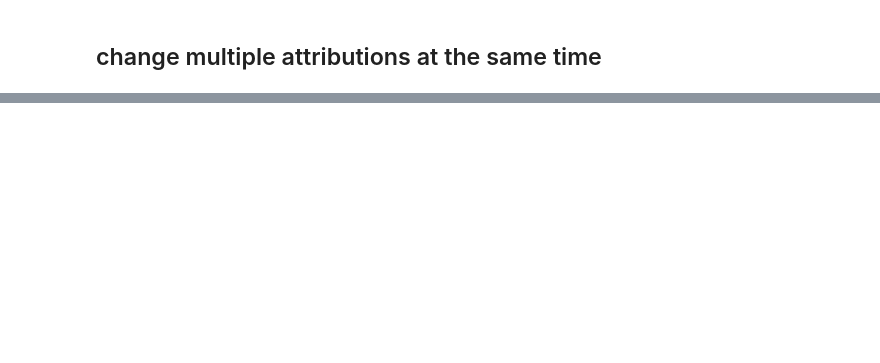
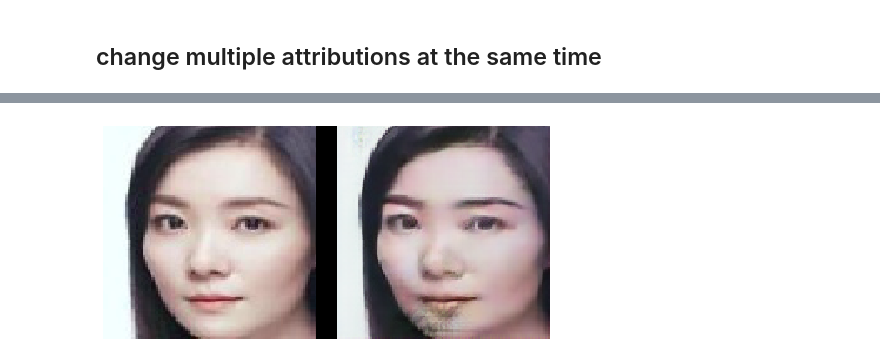
Before and after one commit to ElephantGit/STGAN, a Jupyter notebook: face_edit.ipynb, the cells around one changed output, grey strips where cells are left out. Cells and saved outputs as stored; diff of their text form; code cells hidden in the pictures; blank space fills up the shorter version.

Commit message:
support online data, add red dataset

```diff
--- a/face_edit.ipynb
+++ b/face_edit.ipynb
@@ -381,0 +410,75 @@ time cost: 0.5969371795654297
+# %%
+# change multiple attributions at the same time attribute intensity control
+# 'Bald', 'Bangs', 'Black_Hair', 'Blond_Hair', 'Brown_Hair', 'Bushy_Eyebrows', 'Eyeglasses', 'Male',
+# 'Mouth_Slightly_Open', 'Mustache', 'No_Beard', 'Pale_Skin', 'Young'
+
+img_name = './data/red/2478.jpg'
+label = np.array([[0, 0, 1, 0, 0, 1, 0, 0, 0, 0, 1, 0, 1,]])
+test_atts = ['No_Beard', 'Bushy_Eyebrows']
+test_intens = [2.0, 2.0]
+result_folder = './red_result/'
+if not os.path.exists(result_folder):
+    os.makedirs(result_folder)
+
+# data
+sess = tl.session()
+img = Image.open(img_name)
+img = np.array(img.resize((img_size, img_size))) / 127.5 - 1
+img = np.expand_dims(img, 0)
+
+
+
+# ==============================================================================
+# =                                    test                                    =
+# ==============================================================================
+
+# initialization
+ckpt_dir = './output/%s/checkpoints' % experiment_name
+tl.load_checkpoint(ckpt_dir, sess)
+multi_atts = test_atts is not None
+idx = 0
+batch = (img, label)
+xa_sample_ipt = batch[0]
+a_sample_ipt = batch[1]
+b_sample_ipt_list = [a_sample_ipt.copy()]
+print('a_sample_ipt:', a_sample_ipt)
+
+for index, a in enumerate(test_atts):
+    i = atts.index(a)
+    # overturn all attribution values in a_sample_ipt that appear in test_atts
+    b_sample_ipt_list[-1][:, i] = 1 - b_sample_ipt_list[-1][:, i]
+    b_sample_ipt_list[-1] = data.Celeba.check_attribute_conflict(b_sample_ipt_list[-1], atts[i], atts)
+print('b_sample_ipt_list:', b_sample_ipt_list)
+
+x_sample_opt_list = [xa_sample_ipt, np.full((1, img_size, img_size // 10, 3), -1.0)]
+
+# make raw_a_sample_ipt uniform distribution in [-1, 1]
+raw_a_sample_ipt = a_sample_ipt.copy()
+raw_a_sample_ipt = (raw_a_sample_ipt * 2 - 1) * thres_int
+print('raw_a_sample_ipt:', raw_a_sample_ipt)
+
+# calculate the intensity value of _b_sample_ipt according to test_ints
+for i, b_sample_ipt in enumerate(b_sample_ipt_list):
+    _b_sample_ipt = (b_sample_ipt * 2 - 1) * thres_int
+    for t_att, t_int in zip(test_atts, test_intens):
+        _b_sample_ipt[..., atts.index(t_att)] = _b_sample_ipt[..., atts.index(t_att)] * float(t_int)
+
+    print(_b_sample_ipt)
+
+    start_time = time.time()
+    x_sample_opt_list.append(sess.run(x_sample, feed_dict={xa_sample: xa_sample_ipt,
+                                                           _b_sample: _b_sample_ipt,
+                                                           raw_b_sample: raw_a_sample_ipt}))
+    duration = time.time() - start_time
+    print('time cost:{:.3f}s'.format(duration))
+
+sample = np.concatenate(x_sample_opt_list, 2)
+img = Image.fromarray(to_range(sample.squeeze(0), 0, 255, np.uint8))
+img.save(os.path.join(result_folder, img_name.split('/')[-1]))
+
+pylab.rcParams['figure.figsize'] = (8.0, 4.0)
+plt.imshow(img)
+plt.axis('off')
+plt.show()
+# img.show()
+# %% [output]
@@ -381,0 +491 @@ time cost: 0.5969371795654297
+[figure, added]
```
Also changed, not shown: parts of 7 cells of this notebook, 6 other files.
